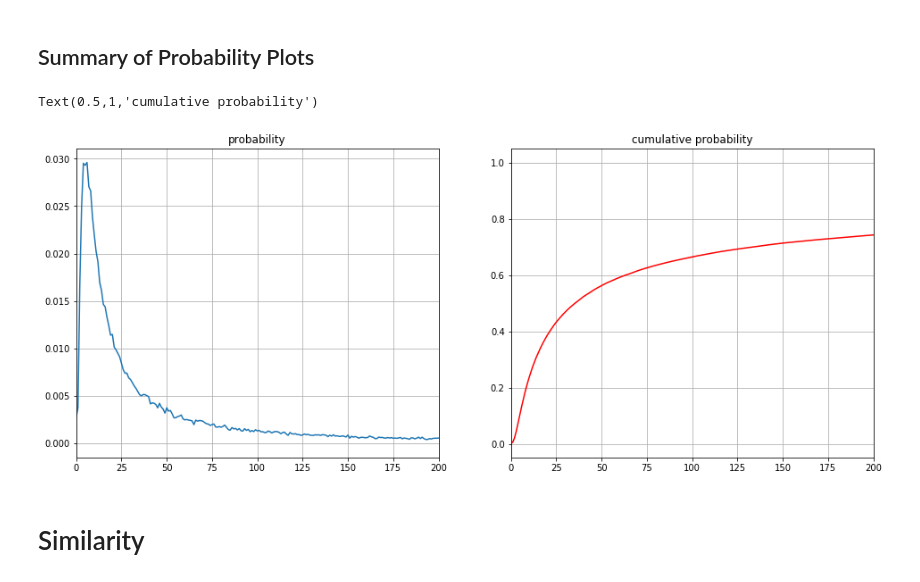
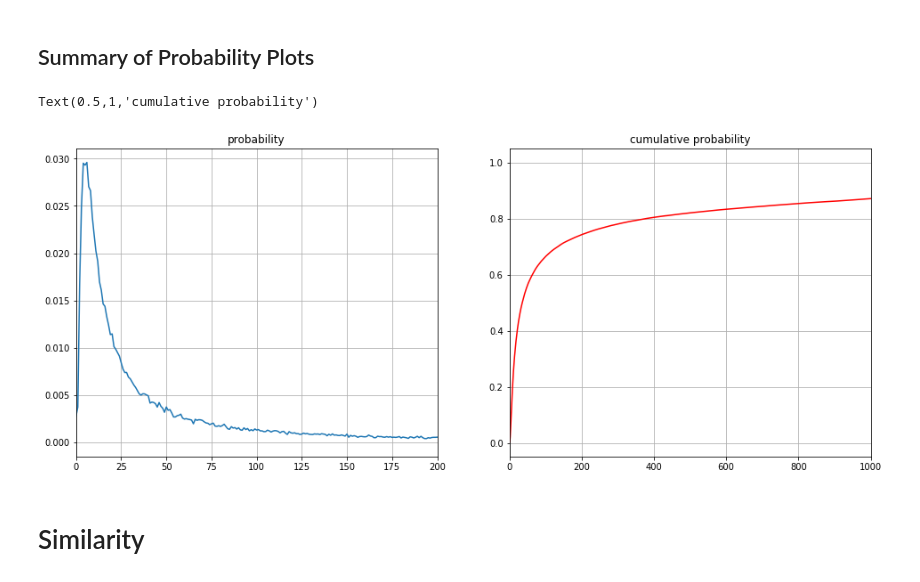
Before and after one commit to MaksimDan/160-Stackoverflow, a Jupyter notebook: source/eda/eda-esmond.ipynb, the cells around one changed output. Drawn from its saved outputs; the diff is of its cells as text; code cells hidden in the pictures.

```diff
--- a/source/eda/eda-esmond.ipynb
+++ b/source/eda/eda-esmond.ipynb
@@ -152,3 +148,6 @@ df_comb.head()
+# %%
+df_comb = df_comb.dropna()
+df_comb = df_comb.reset_index(drop=True)
 # %% [markdown]
 ## Plots
 # %%
@@ -449,18 +481,18 @@ Text(0.5,0,'cumulative probability')
 # %%
 fig=plt.figure(figsize=(16,14))
 plt.subplot(221)
 plt.plot(fre_mins.mins, fre_mins.Probabiity)
 plt.xlim(0,200)
 plt.grid()
 plt.title('probability')
 plt.subplot(222)
 plt.plot(fre_mins.mins, fre_mins.cum_pro, color='red')
-plt.xlim(0,200)
+plt.xlim(0,1000)
 plt.grid()
 plt.title('cumulative probability')
 # %% [output]
 Text(0.5,1,'cumulative probability')
-[figure, old version]
+[figure, new version]
 # %% [markdown]
 # Similarity
 # %% [markdown]
```
Also changed, not shown: parts of 17 cells of this notebook.
